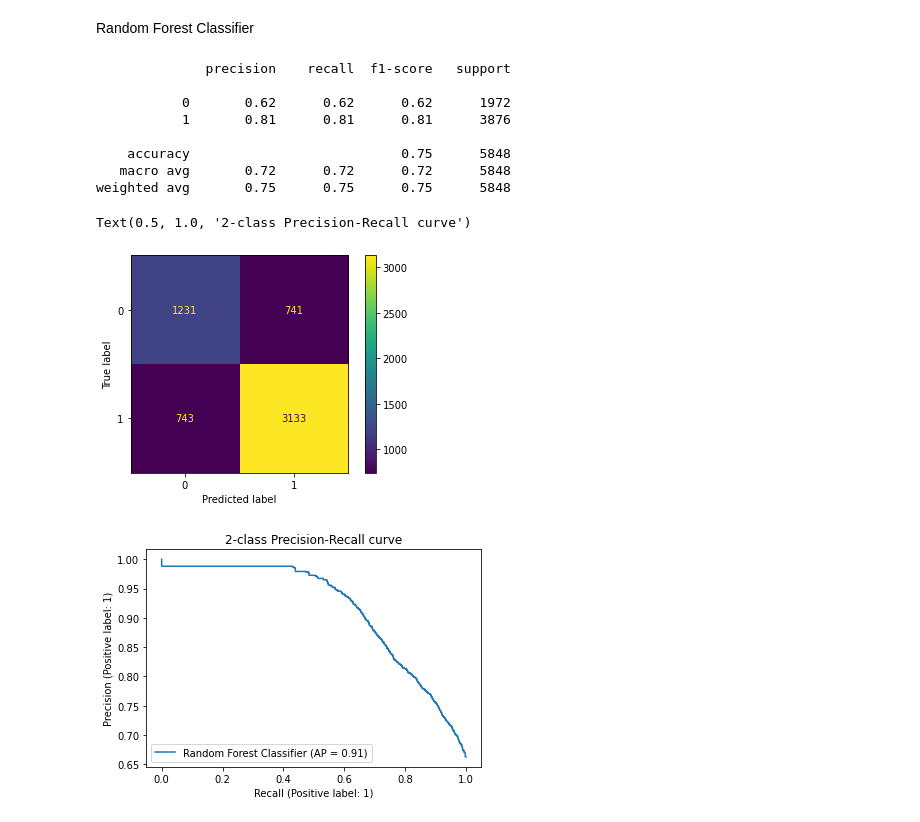
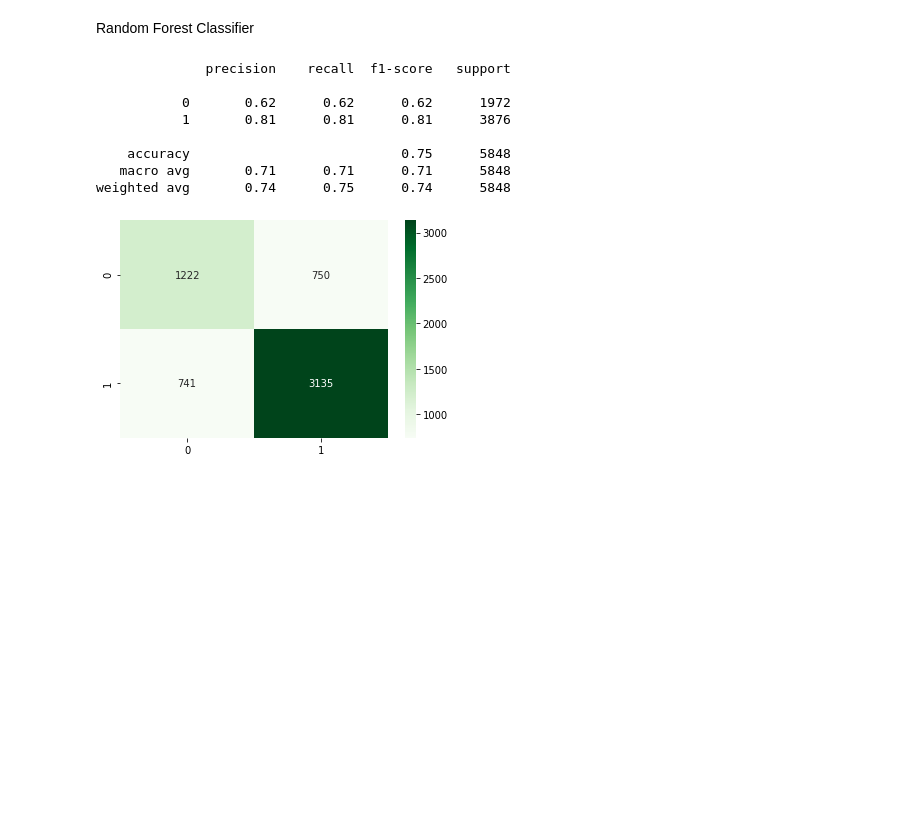
Before and after one commit to AlbertoRom/Android_Permission_Dataset, a Jupyter notebook: notebooks/Android_Permission_Notebook.ipynb, the cells around one changed output. Cells and saved outputs as stored; diff of their text form; code cells hidden in the pictures; blank space fills up the shorter version.

```diff
--- a/notebooks/Android_Permission_Notebook.ipynb
+++ b/notebooks/Android_Permission_Notebook.ipynb
@@ -369,19 +365,17 @@ Text(0.5, 1.0, '2-class Precision-Recall curve')
 # %% [markdown]
 Random Forest Classifier
-# %%
-print(cr_rfc)
-mat_rfc.plot()
-display = PrecisionRecallDisplay.from_estimator(rfc, X_test, y_test, name="Random Forest Classifier")
-display.ax_.set_title("2-class Precision-Recall curve")
-# %% [output]
-              precision    recall  f1-score   support
-
-           0       0.62      0.62      0.62      1972
-           1       0.81      0.81      0.81      3876
-
-    accuracy                           0.75      5848
-   macro avg       0.72      0.72      0.72      5848
-weighted avg       0.75      0.75      0.75      5848
-Text(0.5, 1.0, '2-class Precision-Recall curve')
-[figure, removed]
-[figure, removed]
+# %%
+print(cr_rfc)
+# mat_rfc.plot()
+sns.heatmap(con_mat_rfc, annot=True, fmt='.4g', cmap='Greens')
+plt.show()
+# %% [output]
+              precision    recall  f1-score   support
+
+           0       0.62      0.62      0.62      1972
+           1       0.81      0.81      0.81      3876
+
+    accuracy                           0.75      5848
+   macro avg       0.71      0.71      0.71      5848
+weighted avg       0.74      0.75      0.74      5848
+[figure, added]
```
Also changed, not shown: parts of 14 cells of this notebook, 2 other files.
